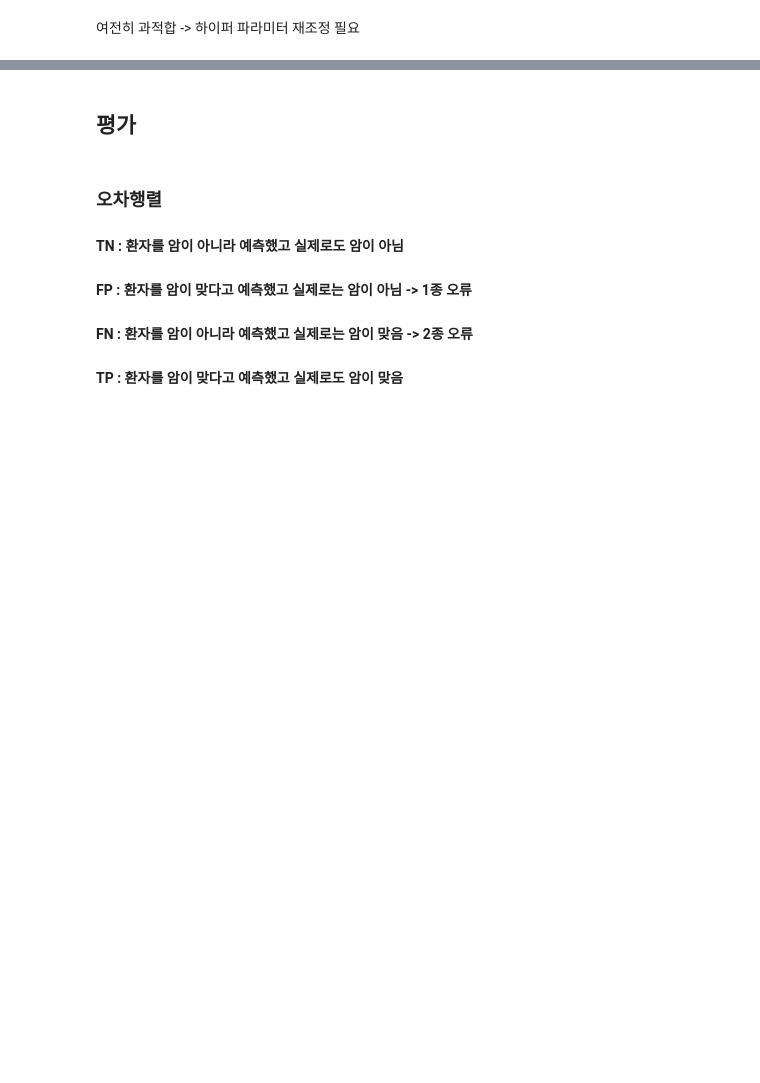
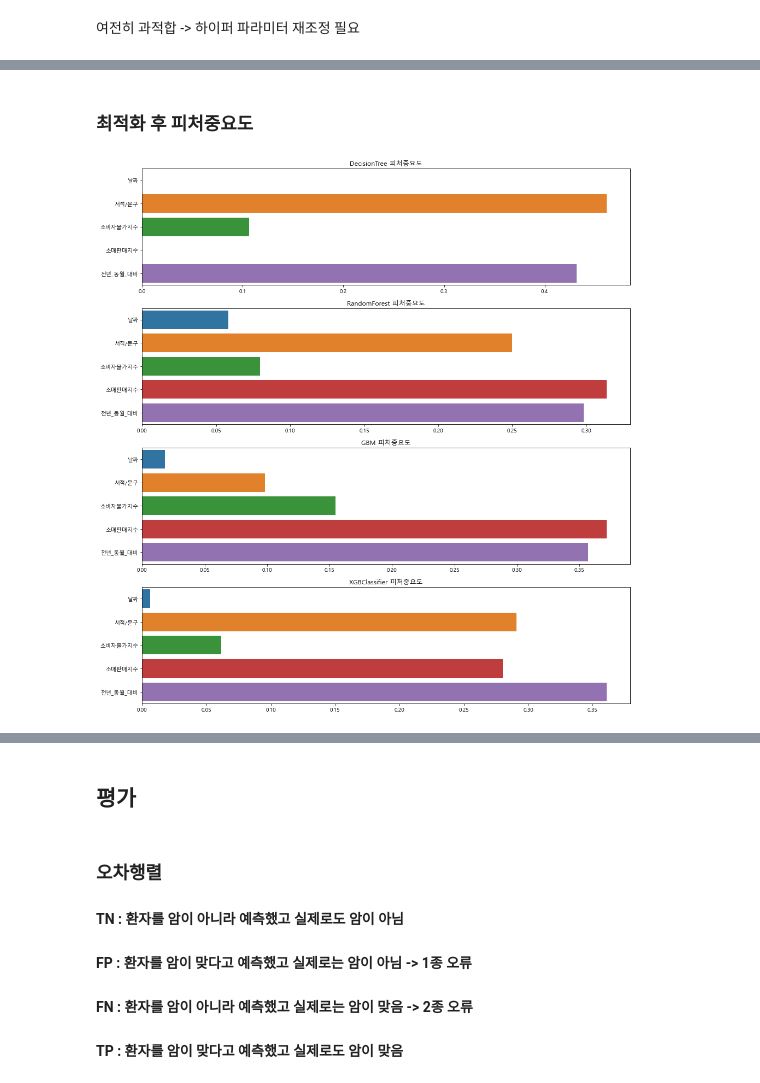
Before and after one commit to jkim0313/project1_dajopay, a Jupyter notebook: modeling.ipynb, the cells around one changed output, grey strips where cells are left out. Drawn from its saved outputs; the diff is of its cells as text; code cells hidden in the pictures; blank space fills up the shorter version.

```diff
--- a/modeling.ipynb
+++ b/modeling.ipynb
@@ -930,0 +1038,26 @@ plt.show()
+# %% [markdown]
+### 최적화 후 피처중요도
+# %%
+import matplotlib.pyplot as plt
+import seaborn as sns
+
+plt.rcParams["font.family"] = "Malgun Gothic"
+
+fig, axes = plt.subplots(4, 1, squeeze=False)
+fig.set_size_inches((16, 18))
+
+sns.barplot(x=dt_clf1.feature_importances_, y=data.columns, ax=axes[0,0])
+axes[0,0].title.set_text("DecisionTree 피처중요도")
+
+sns.barplot(x=rf_clf1.feature_importances_, y=data.columns, ax=axes[1,0])
+axes[1,0].title.set_text("RandomForest 피처중요도")
+
+sns.barplot(x=gb_clf1.feature_importances_, y=data.columns, ax=axes[2,0])
+axes[2,0].title.set_text("GBM 피처중요도")
+
+sns.barplot(x=xgb_wrapper1.feature_importances_, y=data.columns, ax=axes[3,0])
+axes[3,0].title.set_text("XGBClassifier 피처중요도")
+
+plt.show()
+# %% [output]
+[figure, added]
```
Also changed, not shown: parts of 48 cells of this notebook, 2 other files.
